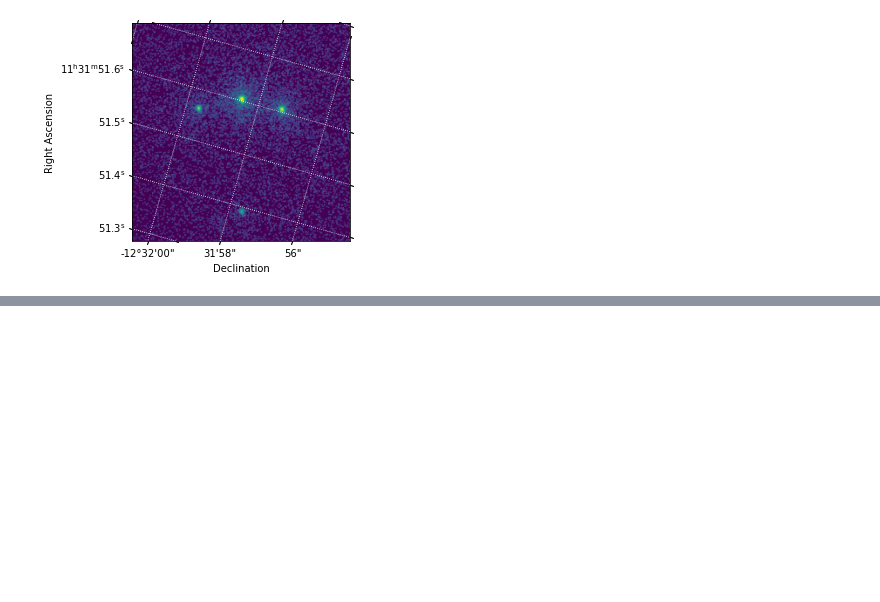
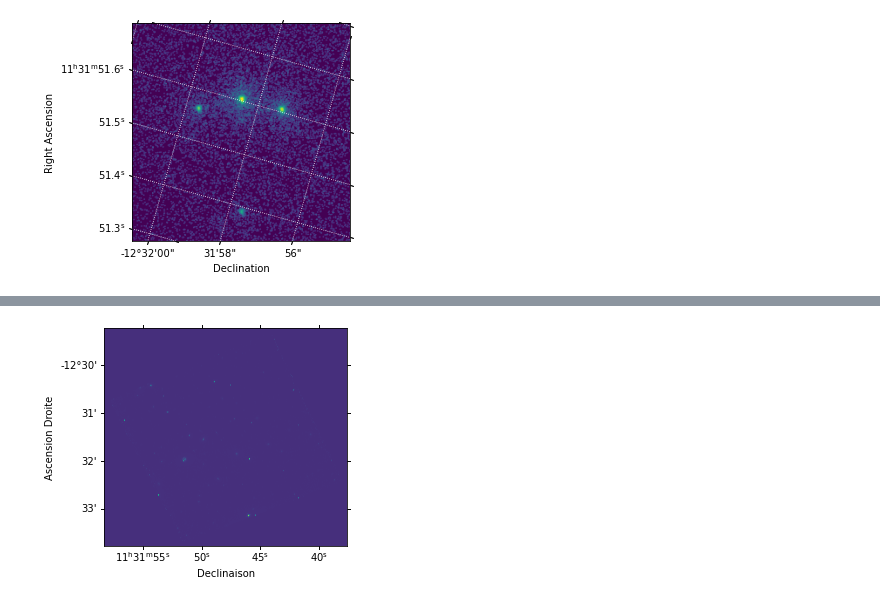
Before and after one commit to AlexandreAdam/rxj1131, a Jupyter notebook: notebooks/image_playground.ipynb, the cells around one changed output, grey strips where cells are left out. Saved outputs shown, nothing was run; the diff lists cells and outputs as text; code cells hidden in the pictures; blank space fills up the shorter version.

Commit message:
Added method to retrieve psf from f814w image

```diff
--- a/notebooks/image_playground.ipynb
+++ b/notebooks/image_playground.ipynb
@@ -20,6 +24,7 @@ np.core.arrayprint._line_width = 180
 %matplotlib inline
 # %%
 datapath = "../data/RXJ1131-1231_j9ya08010_FILTER_F165LP_NA_EXPTIME2516.0_drz.fits"
+datapath2 = "../data/hst_mos_0043768_acs_wfc_f814w_sci.fits"
 data = fits.open(datapath)
 # %%
 data.info()
@@ -150,0 +152,3 @@ sky
+# %%
+data2 = fits.open(datapath2)
+data2.info()
@@ -150,0 +160,3 @@ sky
+# %%
+im2 = data2["SCI"].data
+data2["SCI"].header
@@ -150,0 +181,14 @@ sky
+# %%
+wcs2 = WCS(data2["sci"].header)
+plt.subplot(projection=wcs2)
+plt.imshow(im2, norm=ImageNormalize(stretch=LogStretch()))
+
+ax = plt.gca()
+# ax.coords[0].set_ticklabel_position('l')
+# ax.coords[0].grid(color='white', ls='dotted')
+ax.set_ylabel('Ascension Droite')
+# ax.coords[1].set_ticklabel_position('b')
+# ax.coords[1].grid(color='white', ls='dotted')
+ax.set_xlabel('Declinaison');
+# %% [output]
+[figure, added]
```
Also changed, not shown: parts of 17 cells of this notebook.
